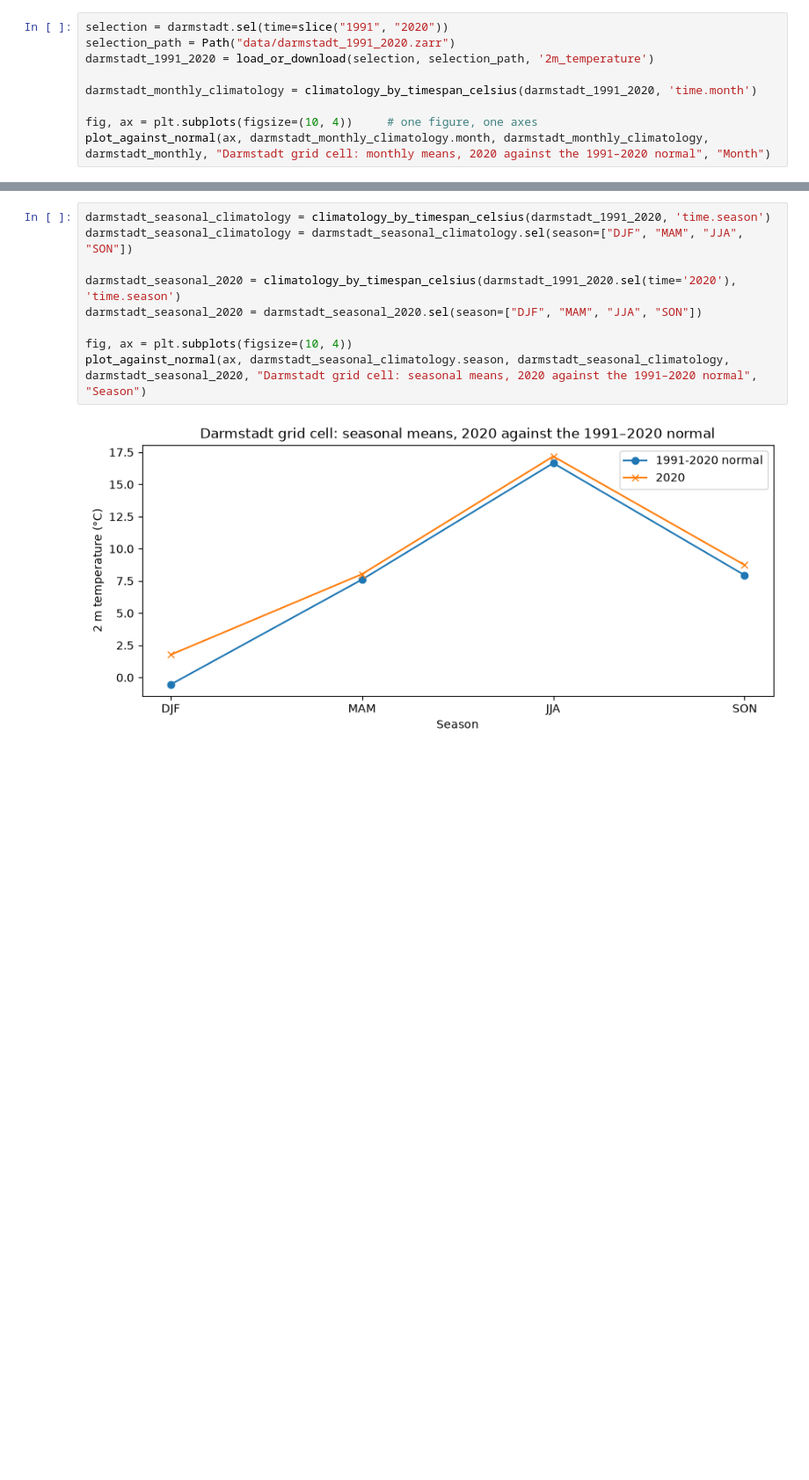
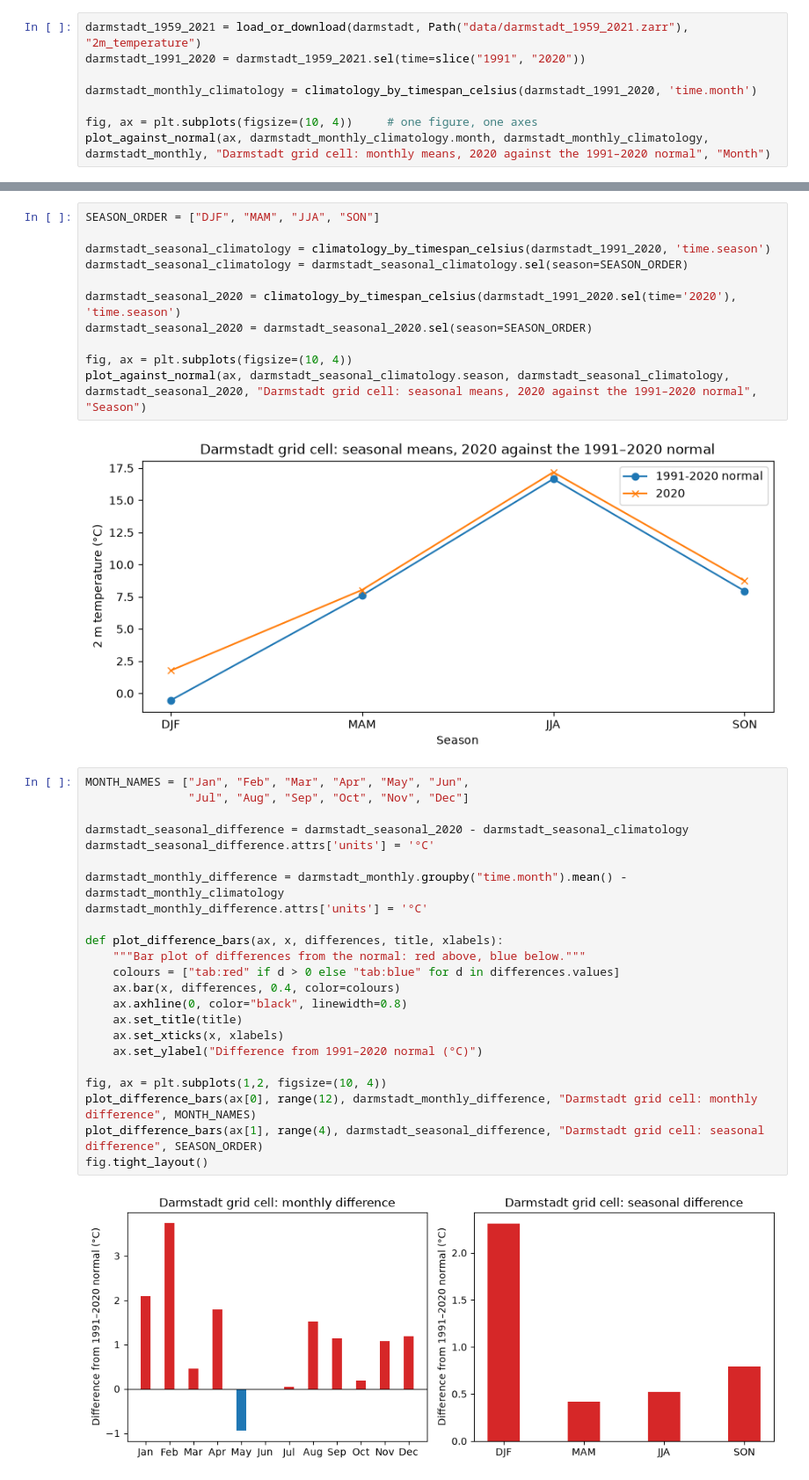
Before and after one commit to Fonta1/era5-exploration, a Jupyter notebook: era5_exploration.ipynb, the cells around one changed output, grey strips where cells are left out. Shown at 88% size. Cells and saved outputs as stored; diff of their text form; blank space fills up the shorter version.

```diff
--- a/era5_exploration.ipynb
+++ b/era5_exploration.ipynb
@@ -123,9 +184,8 @@ def plot_against_normal(ax, x, normal, observed, title, xlabel):
     ax.set_title(title)
     ax.legend()
 # %%
-selection = darmstadt.sel(time=slice("1991", "2020"))
-selection_path = Path("data/darmstadt_1991_2020.zarr")
-darmstadt_1991_2020 = load_or_download(selection, selection_path, '2m_temperature')
+darmstadt_1959_2021 = load_or_download(darmstadt, Path("data/darmstadt_1959_2021.zarr"), "2m_temperature")
+darmstadt_1991_2020 = darmstadt_1959_2021.sel(time=slice("1991", "2020"))
 
 darmstadt_monthly_climatology = climatology_by_timespan_celsius(darmstadt_1991_2020, 'time.month')
 
@@ -134,13 +194,40 @@ plot_against_normal(ax, darmstadt_monthly_climatology.month, darmstadt_monthly_c
 # %% [output]
 [figure]
 # %%
+SEASON_ORDER = ["DJF", "MAM", "JJA", "SON"]
+
 darmstadt_seasonal_climatology = climatology_by_timespan_celsius(darmstadt_1991_2020, 'time.season')
-darmstadt_seasonal_climatology = darmstadt_seasonal_climatology.sel(season=["DJF", "MAM", "JJA", "SON"])
+darmstadt_seasonal_climatology = darmstadt_seasonal_climatology.sel(season=SEASON_ORDER)
 
 darmstadt_seasonal_2020 = climatology_by_timespan_celsius(darmstadt_1991_2020.sel(time='2020'), 'time.season')
-darmstadt_seasonal_2020 = darmstadt_seasonal_2020.sel(season=["DJF", "MAM", "JJA", "SON"])
+darmstadt_seasonal_2020 = darmstadt_seasonal_2020.sel(season=SEASON_ORDER)
 
 fig, ax = plt.subplots(figsize=(10, 4))
 plot_against_normal(ax, darmstadt_seasonal_climatology.season, darmstadt_seasonal_climatology, darmstadt_seasonal_2020, "Darmstadt grid cell: seasonal means, 2020 against the 1991–2020 normal", "Season")
 # %% [output]
 [figure]
+# %%
+MONTH_NAMES = ["Jan", "Feb", "Mar", "Apr", "May", "Jun",
+               "Jul", "Aug", "Sep", "Oct", "Nov", "Dec"]
+
+darmstadt_seasonal_difference = darmstadt_seasonal_2020 - darmstadt_seasonal_climatology
+darmstadt_seasonal_difference.attrs['units'] = '°C'
+
+darmstadt_monthly_difference = darmstadt_monthly.groupby("time.month").mean() - darmstadt_monthly_climatology
+darmstadt_monthly_difference.attrs['units'] = '°C'
+
+def plot_difference_bars(ax, x, differences, title, xlabels):
+    """Bar plot of differences from the normal: red above, blue below."""
+    colours = ["tab:red" if d > 0 else "tab:blue" for d in differences.values]
+    ax.bar(x, differences, 0.4, color=colours)
+    ax.axhline(0, color="black", linewidth=0.8)
+    ax.set_title(title)
+    ax.set_xticks(x, xlabels)
+    ax.set_ylabel("Difference from 1991–2020 normal (°C)")
+
+fig, ax = plt.subplots(1,2, figsize=(10, 4))
+plot_difference_bars(ax[0], range(12), darmstadt_monthly_difference, "Darmstadt grid cell: monthly difference", MONTH_NAMES)
+plot_difference_bars(ax[1], range(4), darmstadt_seasonal_difference, "Darmstadt grid cell: seasonal difference", SEASON_ORDER)
+fig.tight_layout()
+# %% [output]
+[figure, added]
```
Also changed, not shown: parts of 22 cells of this notebook, 2 other files.
